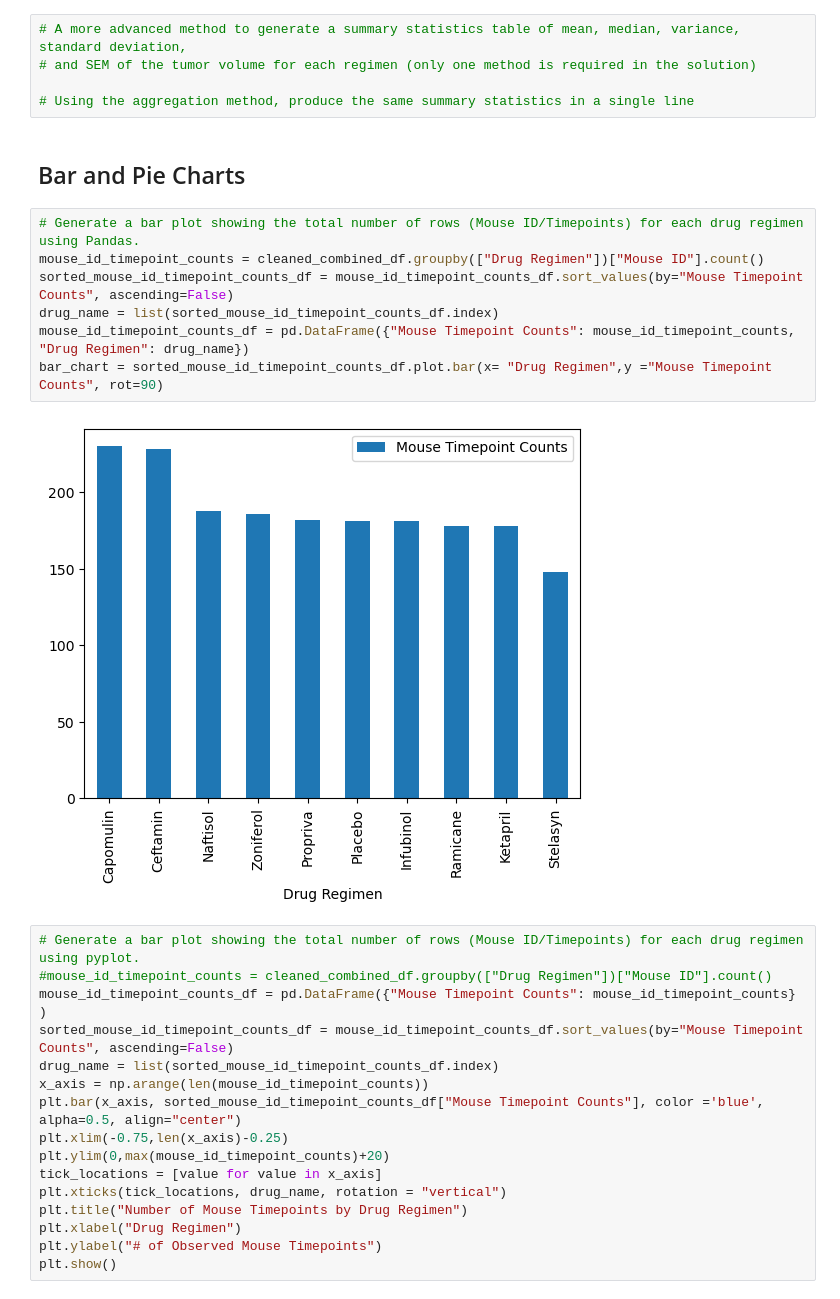
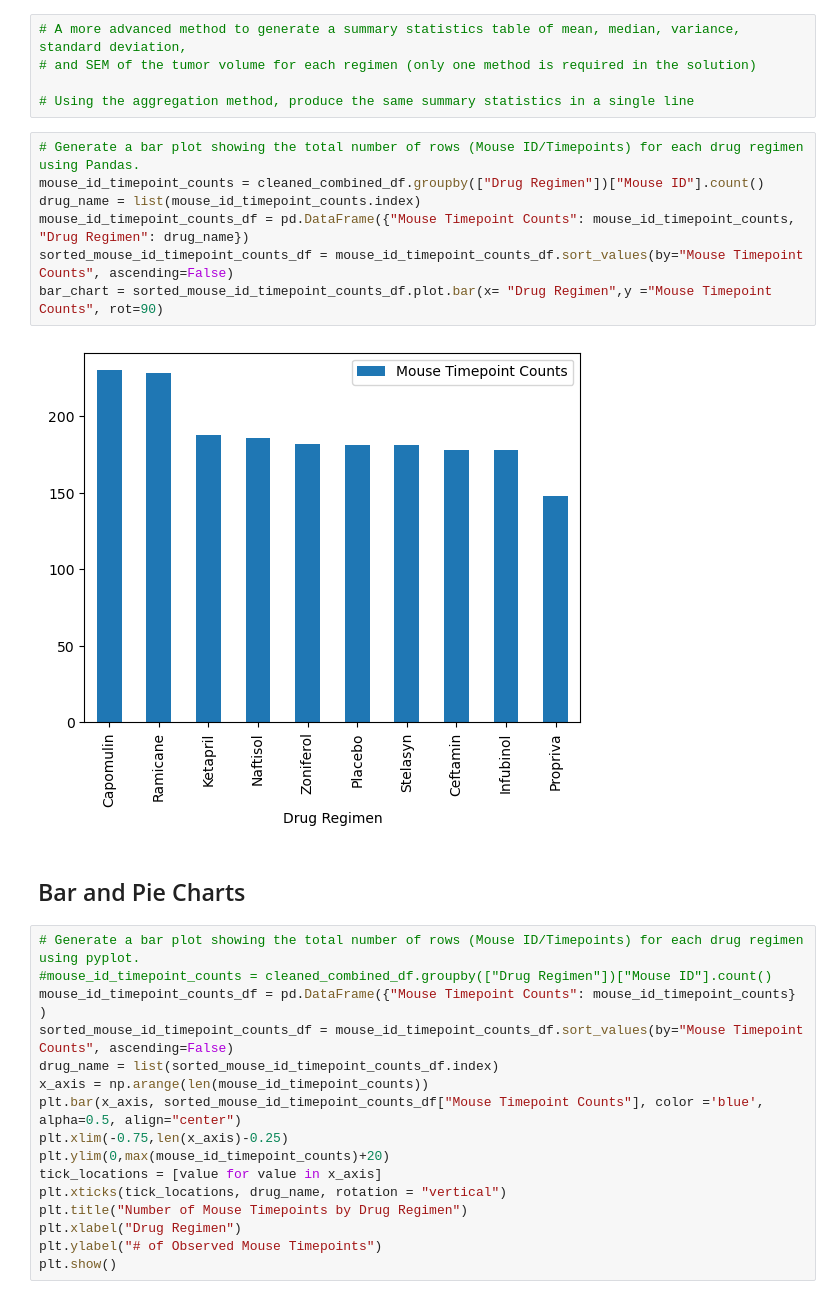
Before and after one commit to DidemBl/Module_5_challenge, a Jupyter notebook: pymaceuticals_notebook.ipynb, the cells around one changed output. Drawn from its saved outputs; the diff is of its cells as text.

```diff
--- a/pymaceuticals_notebook.ipynb
+++ b/pymaceuticals_notebook.ipynb
@@ -95,17 +95,17 @@ summary_statistics_df.head(15)
 # and SEM of the tumor volume for each regimen (only one method is required in the solution)
 
 # Using the aggregation method, produce the same summary statistics in a single line
+# %%
+# Generate a bar plot showing the total number of rows (Mouse ID/Timepoints) for each drug regimen using Pandas.
+mouse_id_timepoint_counts = cleaned_combined_df.groupby(["Drug Regimen"])["Mouse ID"].count()
+drug_name = list(mouse_id_timepoint_counts.index)
+mouse_id_timepoint_counts_df = pd.DataFrame({"Mouse Timepoint Counts": mouse_id_timepoint_counts, "Drug Regimen": drug_name})
+sorted_mouse_id_timepoint_counts_df = mouse_id_timepoint_counts_df.sort_values(by="Mouse Timepoint Counts", ascending=False)
+bar_chart = sorted_mouse_id_timepoint_counts_df.plot.bar(x= "Drug Regimen",y ="Mouse Timepoint Counts", rot=90)
+# %% [output]
+[figure, added]
 # %% [markdown]
 ## Bar and Pie Charts
-# %%
-# Generate a bar plot showing the total number of rows (Mouse ID/Timepoints) for each drug regimen using Pandas.
-mouse_id_timepoint_counts = cleaned_combined_df.groupby(["Drug Regimen"])["Mouse ID"].count()
-sorted_mouse_id_timepoint_counts_df = mouse_id_timepoint_counts_df.sort_values(by="Mouse Timepoint Counts", ascending=False)
-drug_name = list(sorted_mouse_id_timepoint_counts_df.index)
-mouse_id_timepoint_counts_df = pd.DataFrame({"Mouse Timepoint Counts": mouse_id_timepoint_counts, "Drug Regimen": drug_name})
-bar_chart = sorted_mouse_id_timepoint_counts_df.plot.bar(x= "Drug Regimen",y ="Mouse Timepoint Counts", rot=90)
-# %% [output]
-[figure, removed]
 # %%
 # Generate a bar plot showing the total number of rows (Mouse ID/Timepoints) for each drug regimen using pyplot.
 #mouse_id_timepoint_counts = cleaned_combined_df.groupby(["Drug Regimen"])["Mouse ID"].count()
```
Also changed, not shown: parts of 3 cells of this notebook.
